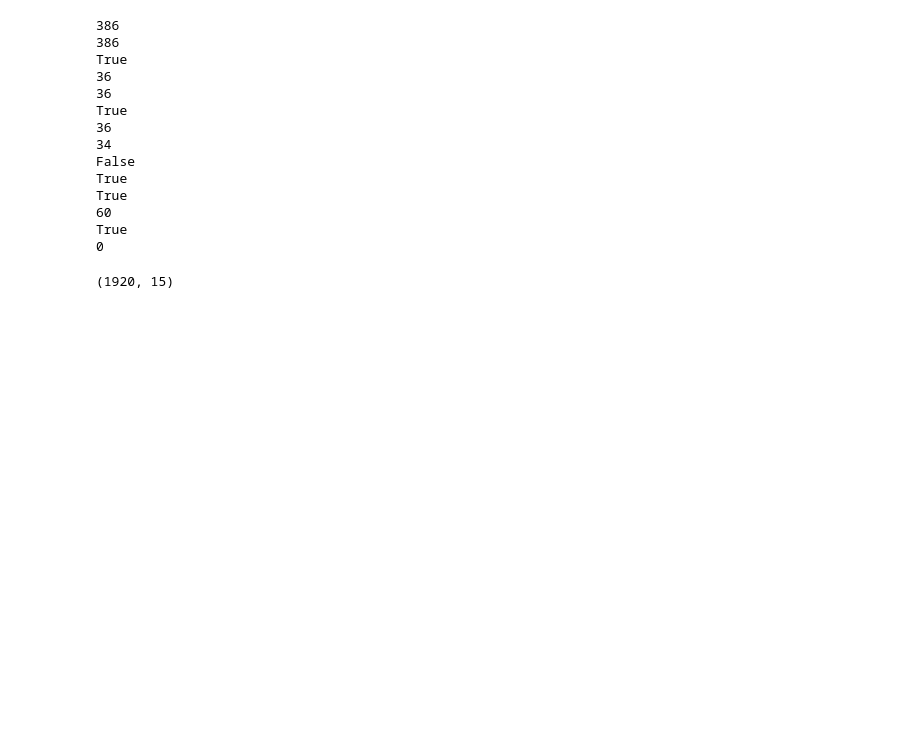
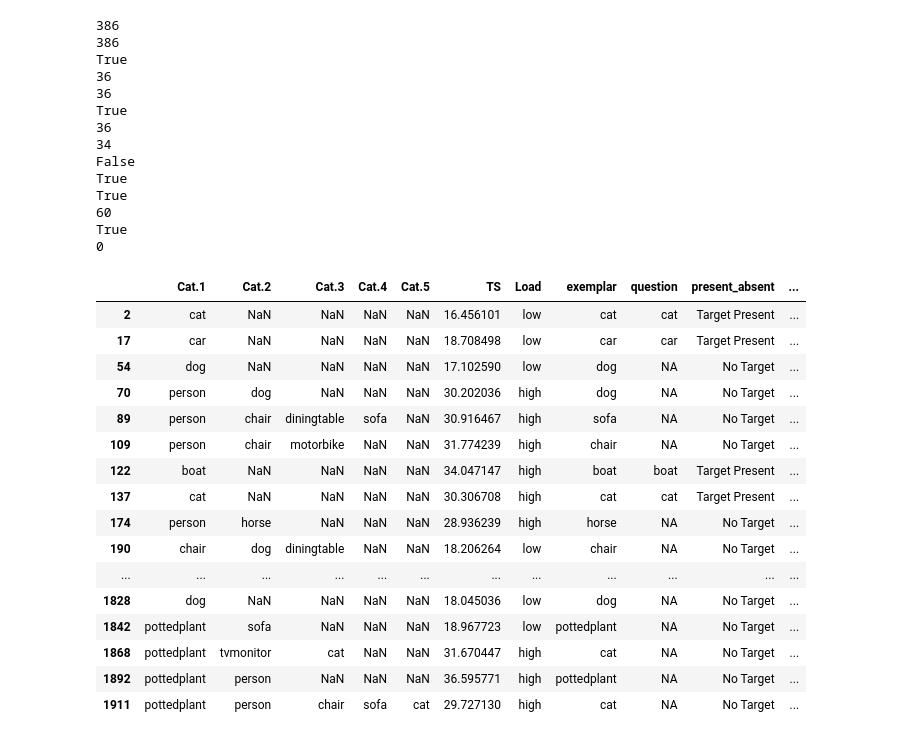
Before and after one commit to LucaChech/load, a Jupyter notebook: analysis/randomization_A_paired_blocks.ipynb, the cells around one changed output. Drawn from its saved outputs; the diff is of its cells as text; code cells hidden in the pictures; blank space fills up the shorter version.

```diff
--- a/analysis/randomization_A_paired_blocks.ipynb
+++ b/analysis/randomization_A_paired_blocks.ipynb
@@ -1137,6 +1137,21 @@ df.TS = df.TS.astype('float')
 df.to_csv(mypath + '../Config/randomization_1.csv')
 # %%
 df[df['trial_type']=='Critical']
-df.shape
 # %% [output]
-(1920, 15)
+|  | Cat.1 | Cat.2 | Cat.3 | Cat.4 | Cat.5 | TS | Load | exemplar | question | present_absent | ... |
+| 2 | cat | NaN | NaN | NaN | NaN | 16.456101 | low | cat | cat | Target Present | ... |
+| 17 | car | NaN | NaN | NaN | NaN | 18.708498 | low | car | car | Target Present | ... |
+| 54 | dog | NaN | NaN | NaN | NaN | 17.102590 | low | dog | NA | No Target | ... |
+| 70 | person | dog | NaN | NaN | NaN | 30.202036 | high | dog | NA | No Target | ... |
+| 89 | person | chair | diningtable | sofa | NaN | 30.916467 | high | sofa | NA | No Target | ... |
+| 109 | person | chair | motorbike | NaN | NaN | 31.774239 | high | chair | NA | No Target | ... |
+| 122 | boat | NaN | NaN | NaN | NaN | 34.047147 | high | boat | boat | Target Present | ... |
+| 137 | cat | NaN | NaN | NaN | NaN | 30.306708 | high | cat | cat | Target Present | ... |
+| 174 | person | horse | NaN | NaN | NaN | 28.936239 | high | horse | NA | No Target | ... |
+| 190 | chair | dog | diningtable | NaN | NaN | 18.206264 | low | chair | NA | No Target | ... |
+| ... | ... | ... | ... | ... | ... | ... | ... | ... | ... | ... | ... |
+| 1828 | dog | NaN | NaN | NaN | NaN | 18.045036 | low | dog | NA | No Target | ... |
+| 1842 | pottedplant | sofa | NaN | NaN | NaN | 18.967723 | low | pottedplant | NA | No Target | ... |
+| 1868 | pottedplant | tvmonitor | cat | NaN | NaN | 31.670447 | high | cat | NA | No Target | ... |
+| 1892 | pottedplant | person | NaN | NaN | NaN | 36.595771 | high | pottedplant | NA | No Target | ... |
+| 1911 | pottedplant | person | chair | sofa | cat | 29.727130 | high | cat | NA | No Target | ... |
```
Also changed, not shown: parts of 5 cells of this notebook, 15 other files.
